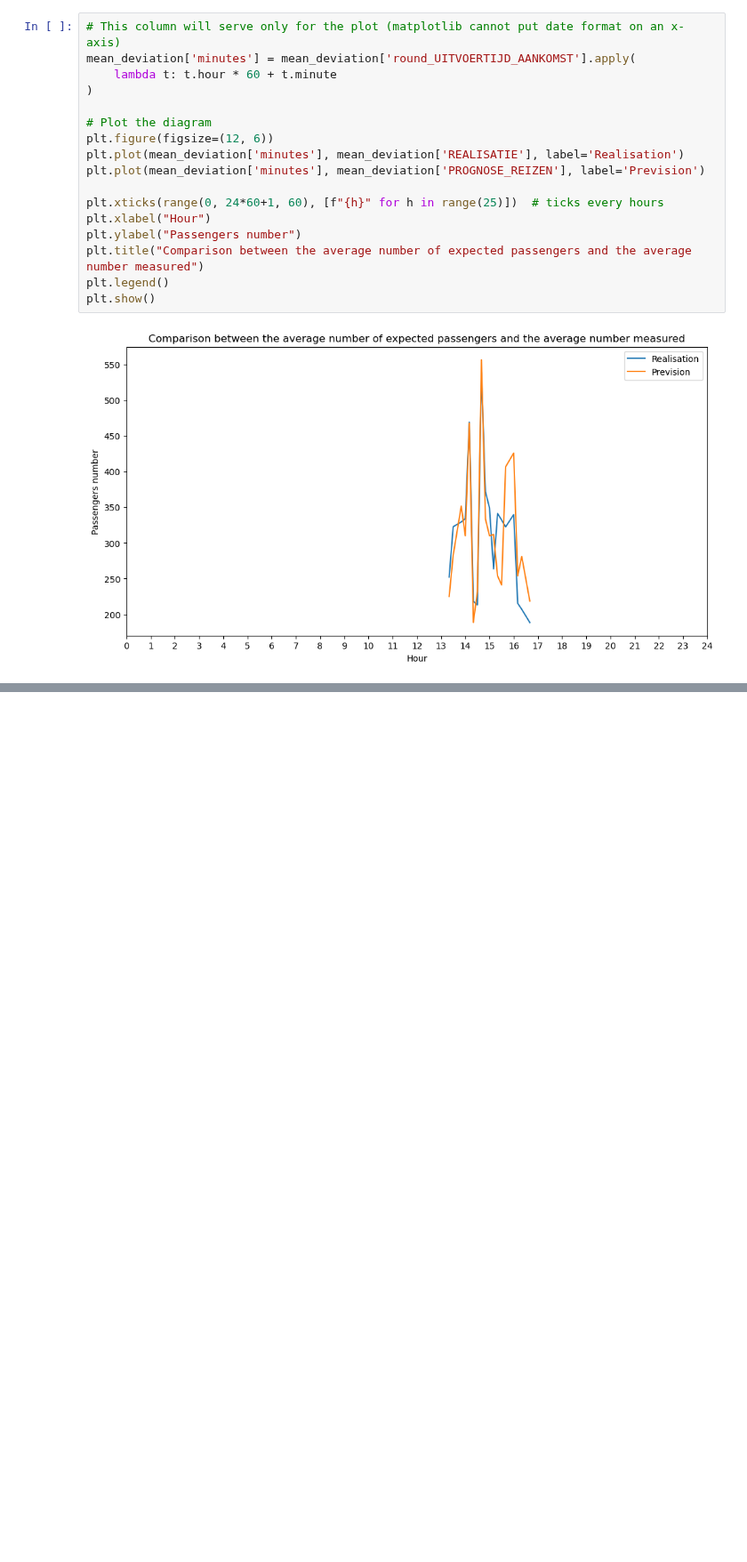
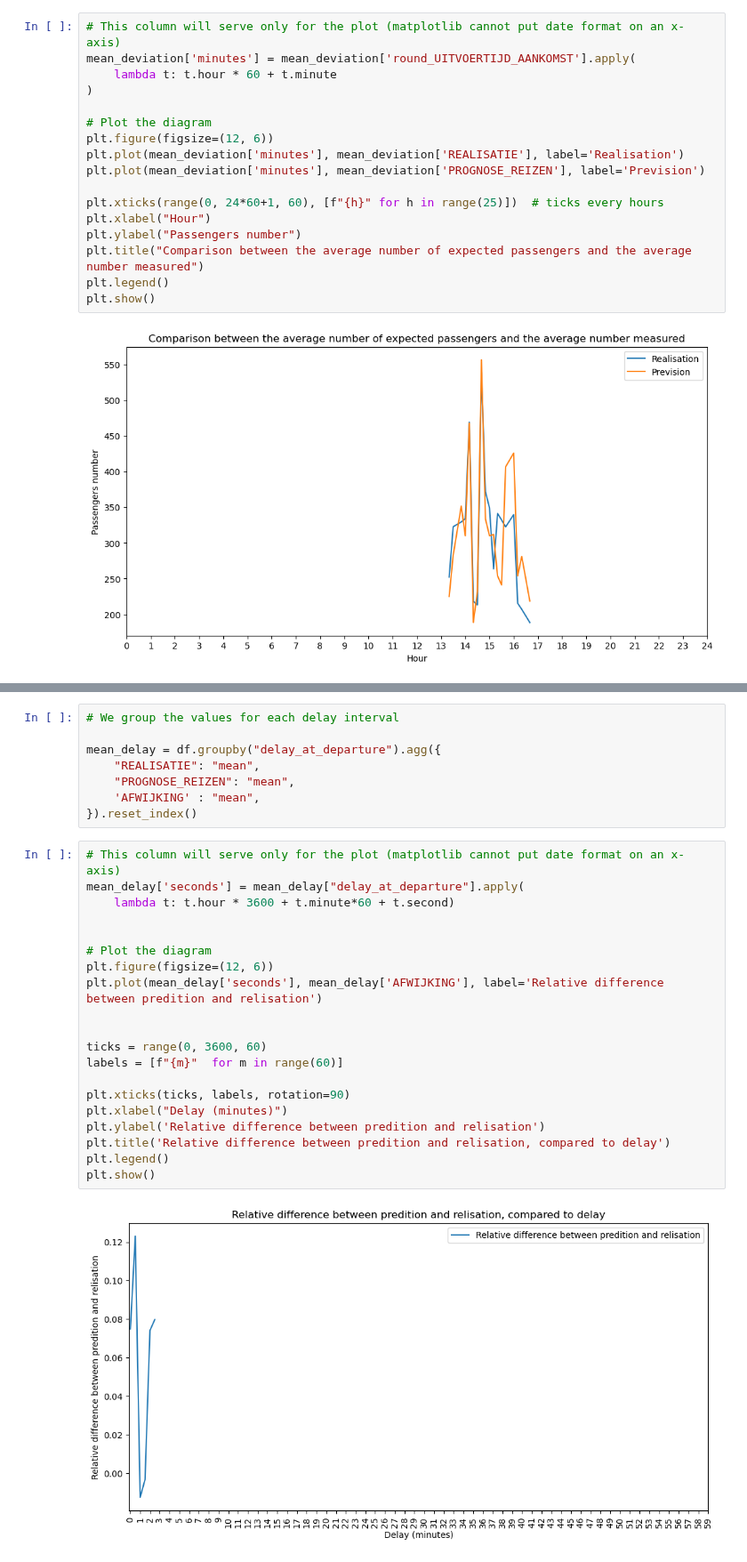
Before and after one commit to Merelkramer/Group2_NS, a Jupyter notebook: DataViz.ipynb, the cells around one changed output, grey strips where cells are left out. Shown at 89% size. Cells and saved outputs as stored; diff of their text form; blank space fills up the shorter version.

Commit message:
Prevision error compared to the delay of the train at departure time

```diff
--- a/DataViz.ipynb
+++ b/DataViz.ipynb
@@ -269,0 +320,30 @@ plt.show()
+# %%
+# We group the values for each delay interval
+
+mean_delay = df.groupby("delay_at_departure").agg({
+    "REALISATIE": "mean",
+    "PROGNOSE_REIZEN": "mean",
+    'AFWIJKING' : "mean",
+}).reset_index()
+# %%
+# This column will serve only for the plot (matplotlib cannot put date format on an x-axis)
+mean_delay['seconds'] = mean_delay["delay_at_departure"].apply(
+    lambda t: t.hour * 3600 + t.minute*60 + t.second)
+
+
+# Plot the diagram
+plt.figure(figsize=(12, 6))
+plt.plot(mean_delay['seconds'], mean_delay['AFWIJKING'], label='Relative difference between predition and relisation')
+
+
+ticks = range(0, 3600, 60)
+labels = [f"{m}"  for m in range(60)]
+
+plt.xticks(ticks, labels, rotation=90)
+plt.xlabel("Delay (minutes)")
+plt.ylabel('Relative difference between predition and relisation')
+plt.title('Relative difference between predition and relisation, compared to delay')
+plt.legend()
+plt.show()
+# %% [output]
+[figure, added]
```
Also changed, not shown: parts of 4 cells of this notebook.
